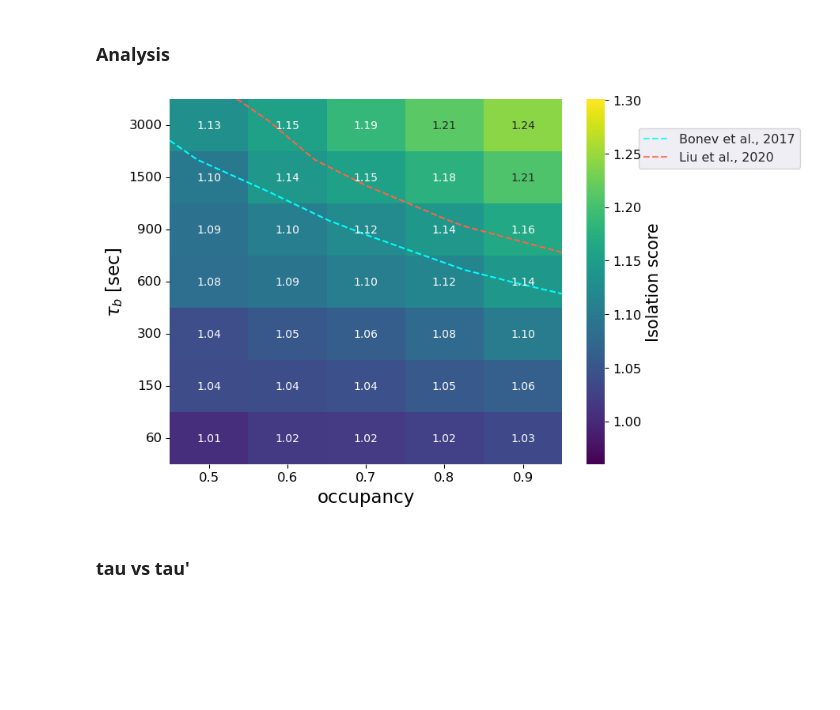
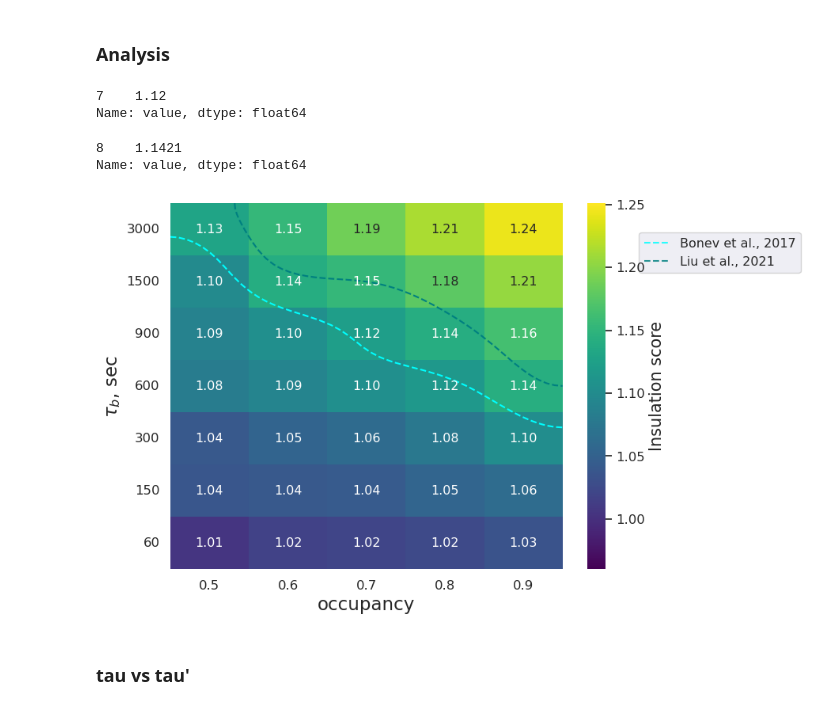
Before and after one commit to Fudenberg-Research-Group/dynamic_extrusion_boundaries, a Jupyter notebook: analysis/isolation_score_simulations.ipynb, the cells around one changed output. Drawn from its saved outputs; the diff is of its cells as text; code cells hidden in the pictures; blank space fills up the shorter version.

Commit message:
updating heatmap with new contour lines

```diff
--- a/analysis/isolation_score_simulations.ipynb
+++ b/analysis/isolation_score_simulations.ipynb
@@ -97,6 +97,16 @@ unique_vel = np.unique(file['velocity'])
 unique_clife = np.unique(file['clife'])
 unique_cof = np.unique(file['cof'])
 unique_occup = np.unique(file['occupancy'])
+# %%
+Bonev_val_wt
+# %% [output]
+7    1.12
+Name: value, dtype: float64
+# %%
+Liu_val_wt
+# %% [output]
+8    1.1421
+Name: value, dtype: float64
 # %%
 list_life, list_vel = [500], [1]
 
@@ -109,40 +119,40 @@ for life in list(list_life):
         # Group by 'clife' and 'occupancy_bin', and calculate the mean of 'isoscore'
         dtaframe_grouped = new_file_filtered_unique.groupby(['clife', 'occupancy'], as_index=False).mean()
         dtaframe_grouped['clife'] = (dtaframe_grouped['clife'] * TIME_CONV_COEF).round()
         dtaframe_grouped = dtaframe_grouped.drop_duplicates(keep='first')
         dtaframe_grouped = dtaframe_grouped[dtaframe_grouped['clife'] > 30]
         dtaframe_grouped = dtaframe_grouped[dtaframe_grouped['clife'] <= 3000]
         heatmap_data = dtaframe_grouped.pivot('clife', 'occupancy', 'isoscore')
 
         plt.figure(figsize=(8, 6))
-        im = sns.heatmap(heatmap_data, annot=True, cmap='viridis', fmt=".2f", vmin=0.96, vmax=1.301,
+        im = sns.heatmap(heatmap_data, annot=True, cmap='viridis', fmt=".2f", vmin=0.96, vmax=1.251,
                          cbar_kws={'label': 'Frip score'})
         sns.set(font_scale=0.951)
         cbar = im.collections[0].colorbar
-        cbar.ax.tick_params(labelsize=11.75)
-        cbar.set_label('Isolation score', fontsize=15)
+        cbar.ax.tick_params(labelsize=11.95)
+        cbar.set_label('Insulation score', fontsize=15)
 
         Bonev = utvis.make_equipotential_lines(heatmap_data,Bonev_val_wt, label = 'Bonev et al., 2017',
                                              num_line_x = 5, num_line_y = 7, color='cyan', linestyles='dashed')
-        Liu = utvis.make_equipotential_lines(heatmap_data,Liu_val_wt,label='Liu et al., 2020',
-                                             num_line_x = 5, num_line_y = 7, color='tomato', linestyles='dashed')
+        Liu = utvis.make_equipotential_lines(heatmap_data,Liu_val_wt,label='Liu et al., 2021',
+                                             num_line_x = 5, num_line_y = 7, color='teal', linestyles='dashed')
 
 
         # Format tick labels
         im.set_xticklabels([int(float(t.get_text())) if float(t.get_text()).is_integer() else t.get_text() for t in im.get_xticklabels()])
         im.set_yticklabels([int(float(t.get_text())) if float(t.get_text()).is_integer() else t.get_text() for t in im.get_yticklabels()])
 
         plt.xlabel('occupancy', fontsize=16.5)
         plt.xticks(fontsize=11.95, rotation=0)
-        plt.ylabel(r'$\tau_b$ [sec]', fontsize=16.5)
+        plt.ylabel(r'$\tau_b$, sec', fontsize=16.5)
         plt.yticks(fontsize=11.95, rotation=0)
         # Add legend
         plt.legend(handles=[Bonev, Liu], loc=(1.195, 0.81), fontsize=11.5)
         plt.gca().invert_yaxis()
         plt.savefig('../output/figures/isosweep_for_occupancy_%s_%s.pdf'%(life, vel), transparent = True, bbox_inches = 'tight')
         plt.show()
 # %% [output]
-[figure, old version]
+[figure, new version]
 # %% [markdown]
 ### tau vs tau'
 # %%
```
